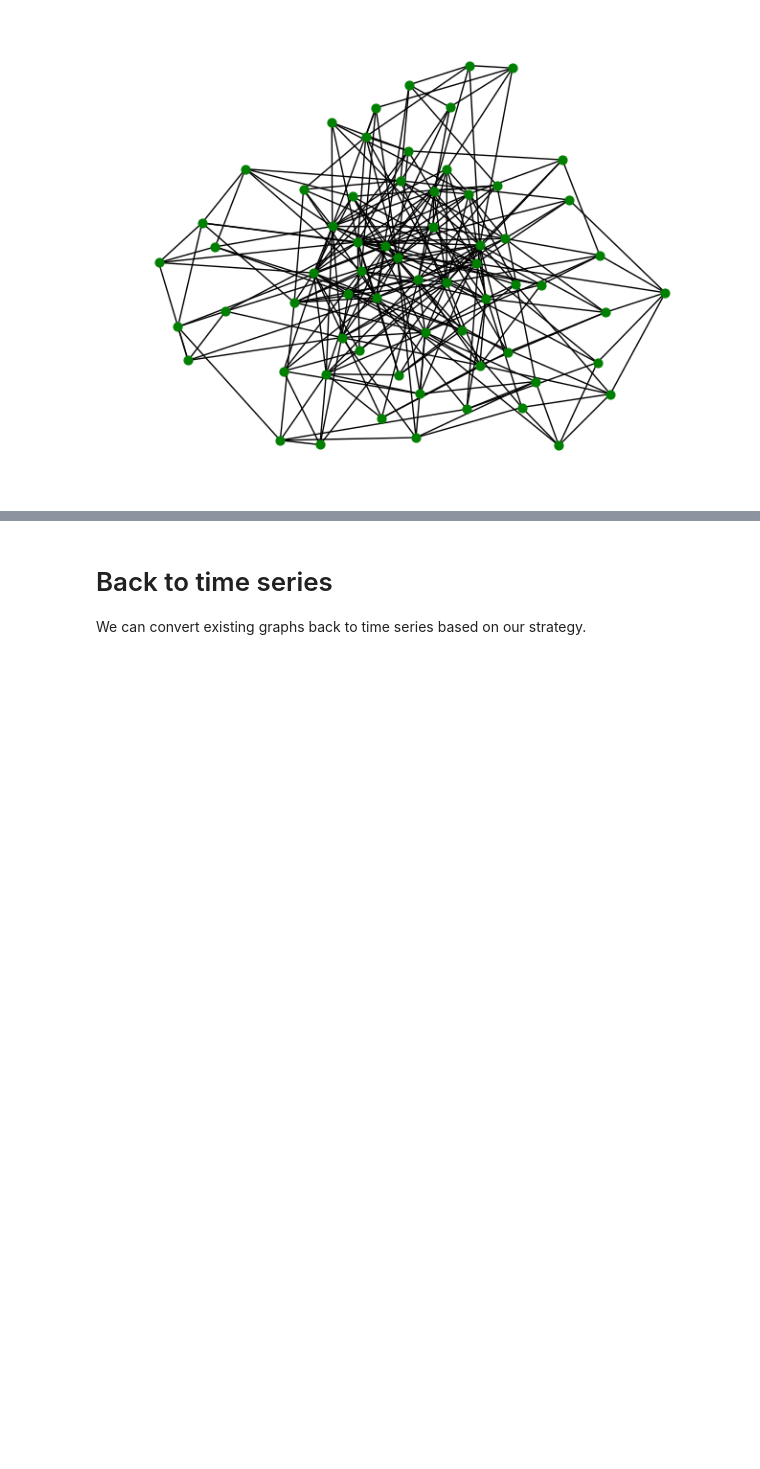
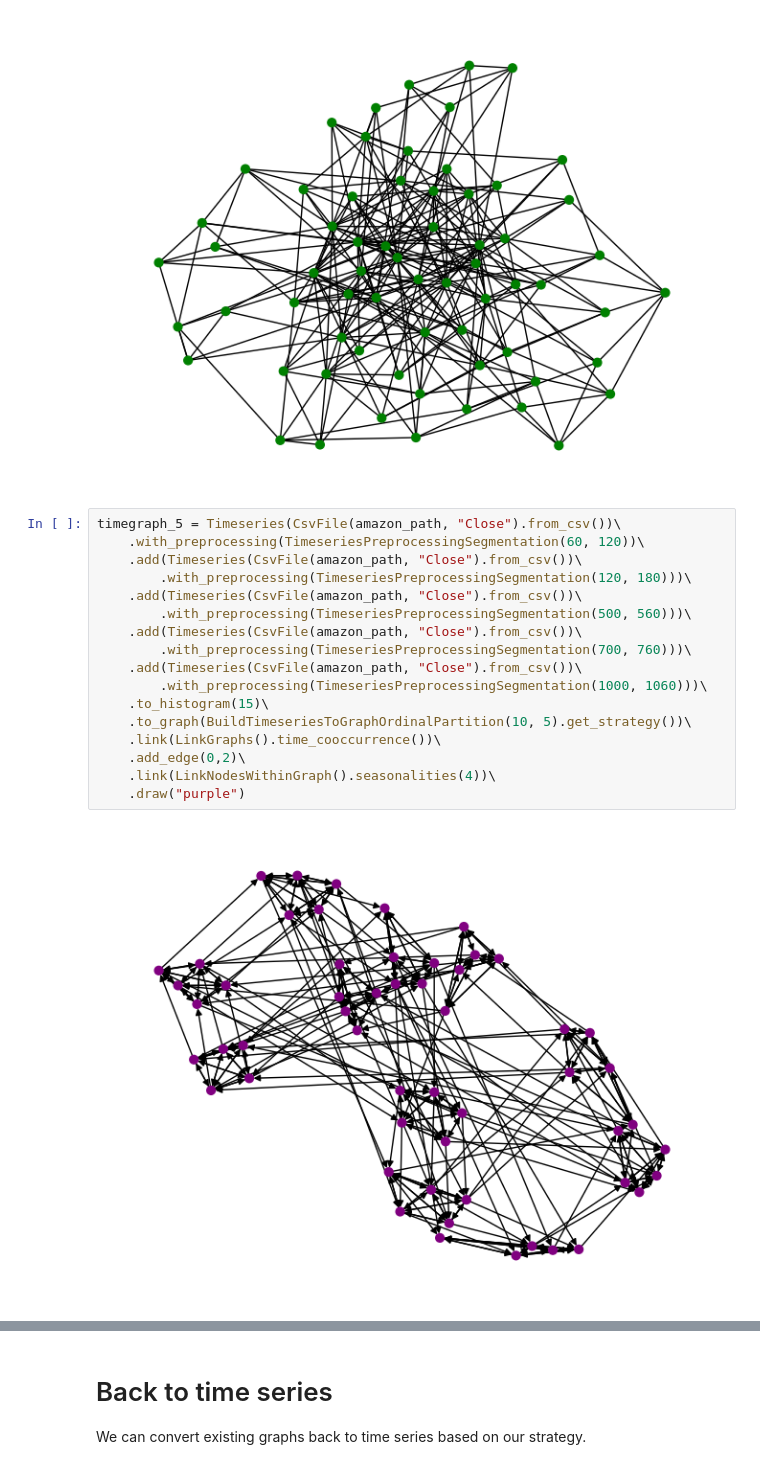
Before and after one commit to graph-massivizer/ts2g2, a Jupyter notebook: docs/tutorial.ipynb, the cells around one changed output, grey strips where cells are left out. Drawn from its saved outputs; the diff is of its cells as text; blank space fills up the shorter version.

Commit message:
Timeseries and graph embedding and ranking..

```diff
--- a/docs/tutorial.ipynb
+++ b/docs/tutorial.ipynb
@@ -85,3 +84,22 @@ timegraph_4 = Timeseries(CsvFile(apple_path, "Close").from_csv())\
     .draw("green")
 # %% [output]
 [figure]
+# %%
+timegraph_5 = Timeseries(CsvFile(amazon_path, "Close").from_csv())\
+    .with_preprocessing(TimeseriesPreprocessingSegmentation(60, 120))\
+    .add(Timeseries(CsvFile(amazon_path, "Close").from_csv())\
+        .with_preprocessing(TimeseriesPreprocessingSegmentation(120, 180)))\
+    .add(Timeseries(CsvFile(amazon_path, "Close").from_csv())\
+        .with_preprocessing(TimeseriesPreprocessingSegmentation(500, 560)))\
+    .add(Timeseries(CsvFile(amazon_path, "Close").from_csv())\
+        .with_preprocessing(TimeseriesPreprocessingSegmentation(700, 760)))\
+    .add(Timeseries(CsvFile(amazon_path, "Close").from_csv())\
+        .with_preprocessing(TimeseriesPreprocessingSegmentation(1000, 1060)))\
+    .to_histogram(15)\
+    .to_graph(BuildTimeseriesToGraphOrdinalPartition(10, 5).get_strategy())\
+    .link(LinkGraphs().time_cooccurrence())\
+    .add_edge(0,2)\
+    .link(LinkNodesWithinGraph().seasonalities(4))\
+    .draw("purple")
+# %% [output]
+[figure, added]
```
Also changed, not shown: parts of 7 cells of this notebook, 6 other files.
